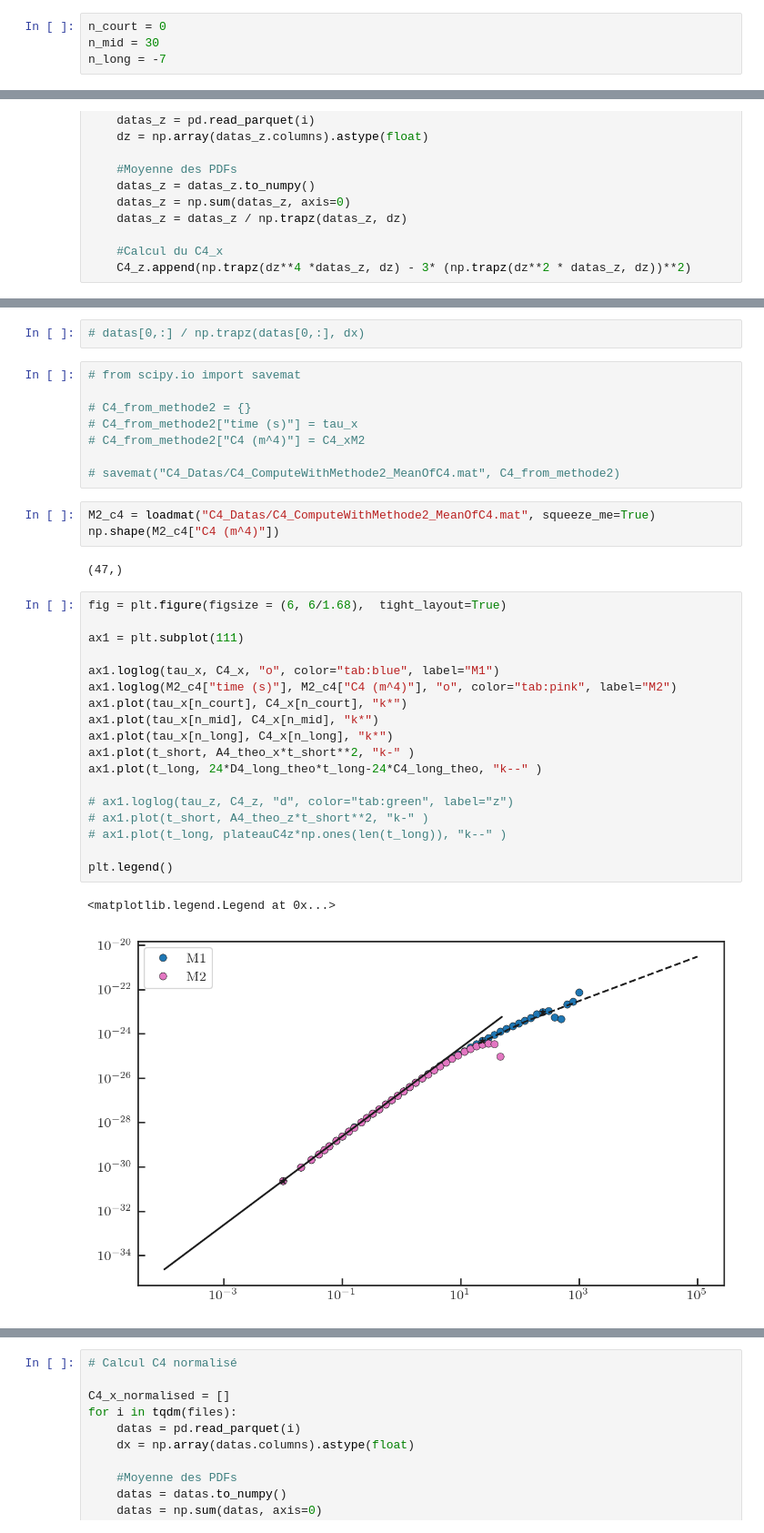
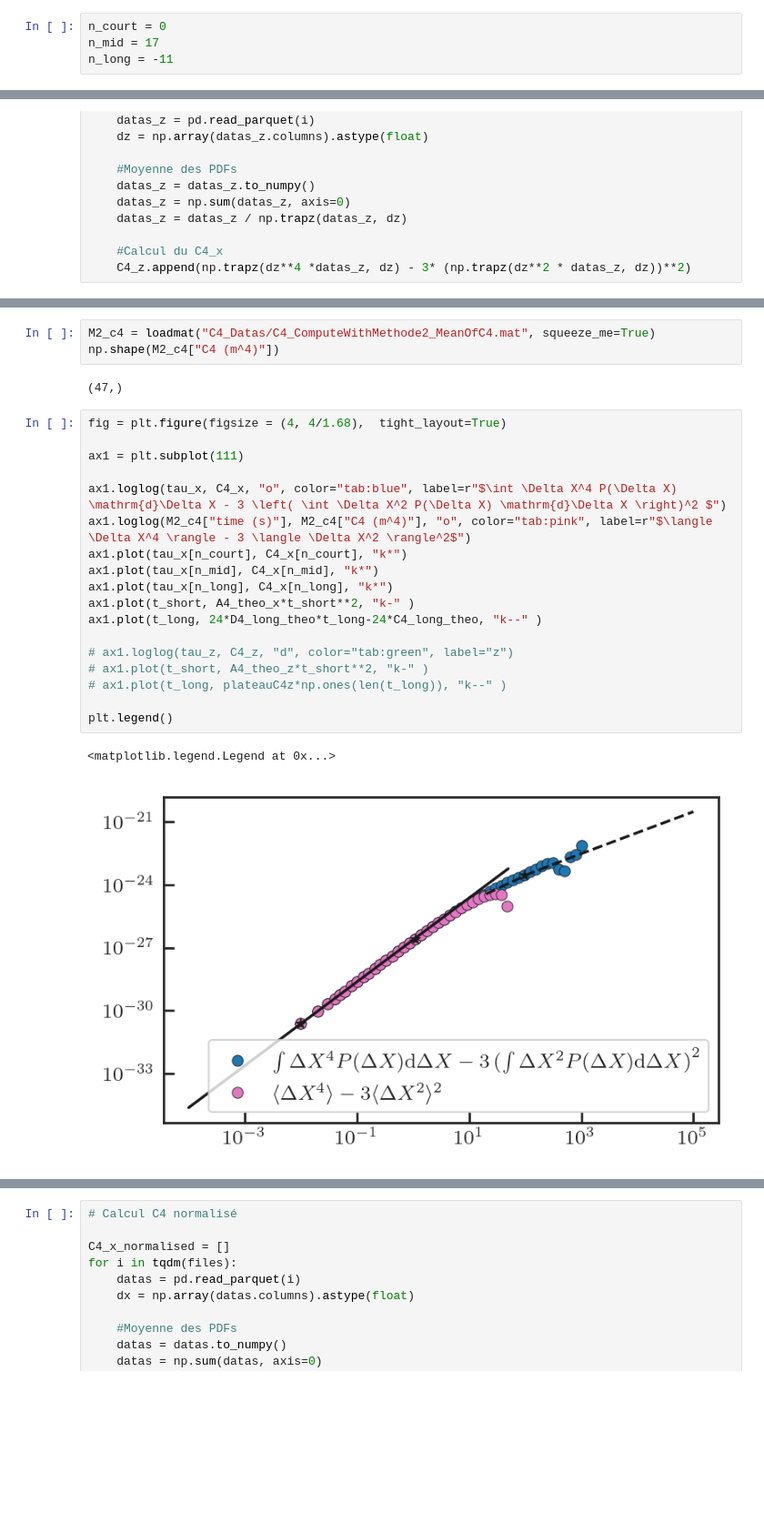
Before and after one commit to ElodieMillan/Brownian-particle-near-wall, a Jupyter notebook: Cumulant4-cas-manips/Papier_simu_C4.ipynb, the cells around one changed output, grey strips where cells are left out. Shown at 91% size. Saved outputs shown, nothing was run; the diff lists cells and outputs as text; blank space fills up the shorter version.

```diff
--- a/Cumulant4-cas-manips/Papier_simu_C4.ipynb
+++ b/Cumulant4-cas-manips/Papier_simu_C4.ipynb
@@ -357,8 +274,8 @@ t_long = np.linspace(20, 1e5, 1000)
 # Convergence
 # %%
 n_court = 0
-n_mid = 30
-n_long = -7
+n_mid = 17
+n_long = -11
 # %% [markdown]
 ## -> plot C4
 # %%
@@ -475,36 +397,26 @@ for i in tqdm(files_z):
-# %%
-# datas[0,:] / np.trapz(datas[0,:], dx)
-# %%
-# from scipy.io import savemat
-
-# C4_from_methode2 = {}
-# C4_from_methode2["time (s)"] = tau_x
-# C4_from_methode2["C4 (m^4)"] = C4_xM2
-
-# savemat("C4_Datas/C4_ComputeWithMethode2_MeanOfC4.mat", C4_from_methode2)
 # %%
 M2_c4 = loadmat("C4_Datas/C4_ComputeWithMethode2_MeanOfC4.mat", squeeze_me=True)
 np.shape(M2_c4["C4 (m^4)"])
 # %% [output]
 (47,)
 # %%
-fig = plt.figure(figsize = (6, 6/1.68),  tight_layout=True)
+fig = plt.figure(figsize = (4, 4/1.68),  tight_layout=True)
 
 ax1 = plt.subplot(111)
 
-ax1.loglog(tau_x, C4_x, "o", color="tab:blue", label="M1")
-ax1.loglog(M2_c4["time (s)"], M2_c4["C4 (m^4)"], "o", color="tab:pink", label="M2")
+ax1.loglog(tau_x, C4_x, "o", color="tab:blue", label=r"$\int \Delta X^4 P(\Delta X) \mathrm{d}\Delta X - 3 \left( \int \Delta X^2 P(\Delta X) \mathrm{d}\Delta X \right)^2 $")
+ax1.loglog(M2_c4["time (s)"], M2_c4["C4 (m^4)"], "o", color="tab:pink", label=r"$\langle \Delta X^4 \rangle - 3 \langle \Delta X^2 \rangle^2$")
 ax1.plot(tau_x[n_court], C4_x[n_court], "k*")
 ax1.plot(tau_x[n_mid], C4_x[n_mid], "k*")
 ax1.plot(tau_x[n_long], C4_x[n_long], "k*")
 ax1.plot(t_short, A4_theo_x*t_short**2, "k-" )
 ax1.plot(t_long, 24*D4_long_theo*t_long-24*C4_long_theo, "k--" )
 
 # ax1.loglog(tau_z, C4_z, "d", color="tab:green", label="z")
 # ax1.plot(t_short, A4_theo_z*t_short**2, "k-" )
 # ax1.plot(t_long, plateauC4z*np.ones(len(t_long)), "k--" )
 
 plt.legend()
 # %% [output]
 <matplotlib.legend.Legend at 0x...>
-[figure, old version]
+[figure, new version]
```
Also changed, not shown: parts of 41 cells of this notebook, 11 other files.
